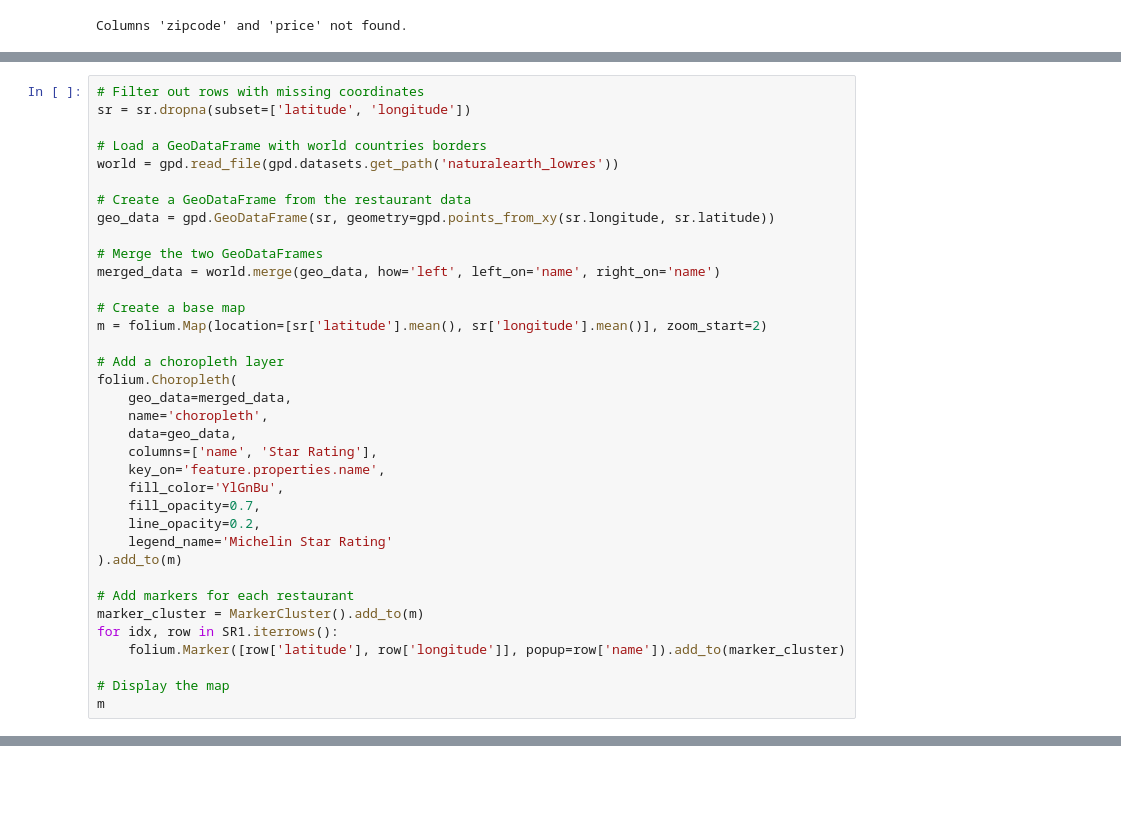
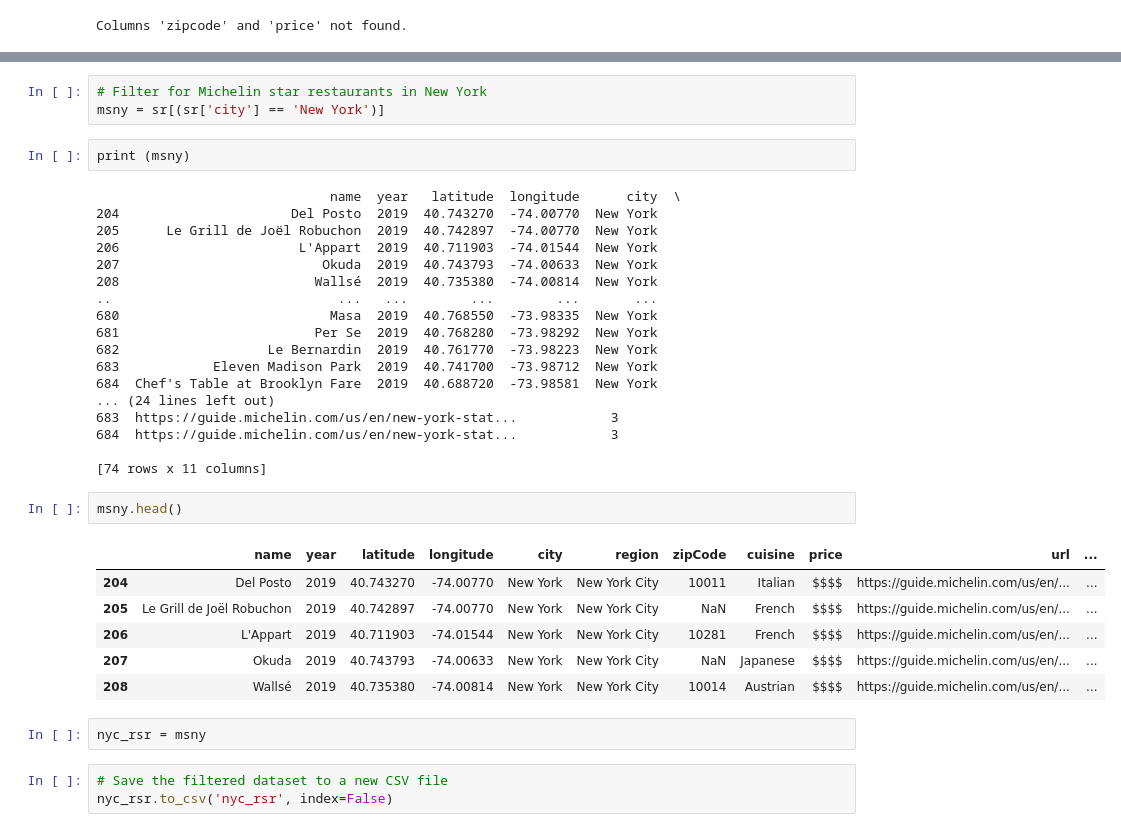
Before and after one commit to Codeguy225/Restaurant-Inspections-Project, a Jupyter notebook: Restaurant Star Ratings .ipynb, the cells around one changed output, grey strips where cells are left out. Drawn from its saved outputs; the diff is of its cells as text; blank space fills up the shorter version.

```diff
--- a/Restaurant Star Ratings .ipynb
+++ b/Restaurant Star Ratings .ipynb
@@ -196,36 +161,0 @@ memory usage: 59.9+ KB
-# %%
-# Filter out rows with missing coordinates
-sr = sr.dropna(subset=['latitude', 'longitude'])
-
-# Load a GeoDataFrame with world countries borders
-world = gpd.read_file(gpd.datasets.get_path('naturalearth_lowres'))
-
-# Create a GeoDataFrame from the restaurant data
-geo_data = gpd.GeoDataFrame(sr, geometry=gpd.points_from_xy(sr.longitude, sr.latitude))
-
-# Merge the two GeoDataFrames
-merged_data = world.merge(geo_data, how='left', left_on='name', right_on='name')
-
-# Create a base map
-m = folium.Map(location=[sr['latitude'].mean(), sr['longitude'].mean()], zoom_start=2)
-
-# Add a choropleth layer
-folium.Choropleth(
-    geo_data=merged_data,
-    name='choropleth',
-    data=geo_data,
-    columns=['name', 'Star Rating'],
-    key_on='feature.properties.name',
-    fill_color='YlGnBu',
-    fill_opacity=0.7,
-    line_opacity=0.2,
-    legend_name='Michelin Star Rating'
-).add_to(m)
-
-# Add markers for each restaurant
-marker_cluster = MarkerCluster().add_to(m)
-for idx, row in SR1.iterrows():
-    folium.Marker([row['latitude'], row['longitude']], popup=row['name']).add_to(marker_cluster)
-
-# Display the map
-m
@@ -251,0 +162,37 @@ dtype: int64
+# %%
+# Filter for Michelin star restaurants in New York
+msny = sr[(sr['city'] == 'New York')]
+# %%
+print (msny)
+# %% [output]
+                              name  year   latitude  longitude      city  \
+204                      Del Posto  2019  40.743270  -74.00770  New York
+205      Le Grill de Joël Robuchon  2019  40.742897  -74.00770  New York
+206                       L'Appart  2019  40.711903  -74.01544  New York
+207                          Okuda  2019  40.743793  -74.00633  New York
+208                         Wallsé  2019  40.735380  -74.00814  New York
+..                             ...   ...        ...        ...       ...
+680                           Masa  2019  40.768550  -73.98335  New York
+681                         Per Se  2019  40.768280  -73.98292  New York
+682                   Le Bernardin  2019  40.761770  -73.98223  New York
+683            Eleven Madison Park  2019  40.741700  -73.98712  New York
+684  Chef's Table at Brooklyn Fare  2019  40.688720  -73.98581  New York
+... (24 lines left out)
+683  https://guide.michelin.com/us/en/new-york-stat...            3
+684  https://guide.michelin.com/us/en/new-york-stat...            3
+
+[74 rows x 11 columns]
+# %%
+msny.head()
+# %% [output]
+|  | name | year | latitude | longitude | city | region | zipCode | cuisine | price | url | ... |
+| 204 | Del Posto | 2019 | 40.743270 | -74.00770 | New York | New York City | 10011 | Italian | $$$$ | https://guide.michelin.com/us/en/... | ... |
+| 205 | Le Grill de Joël Robuchon | 2019 | 40.742897 | -74.00770 | New York | New York City | NaN | French | $$$$ | https://guide.michelin.com/us/en/... | ... |
+| 206 | L'Appart | 2019 | 40.711903 | -74.01544 | New York | New York City | 10281 | French | $$$$ | https://guide.michelin.com/us/en/... | ... |
+| 207 | Okuda | 2019 | 40.743793 | -74.00633 | New York | New York City | NaN | Japanese | $$$$ | https://guide.michelin.com/us/en/... | ... |
+| 208 | Wallsé | 2019 | 40.735380 | -74.00814 | New York | New York City | 10014 | Austrian | $$$$ | https://guide.michelin.com/us/en/... | ... |
+# %%
+nyc_rsr = msny
+# %%
+# Save the filtered dataset to a new CSV file
+nyc_rsr.to_csv('nyc_rsr', index=False)
```
Also changed, not shown: parts of 11 cells of this notebook, 2 other files.
